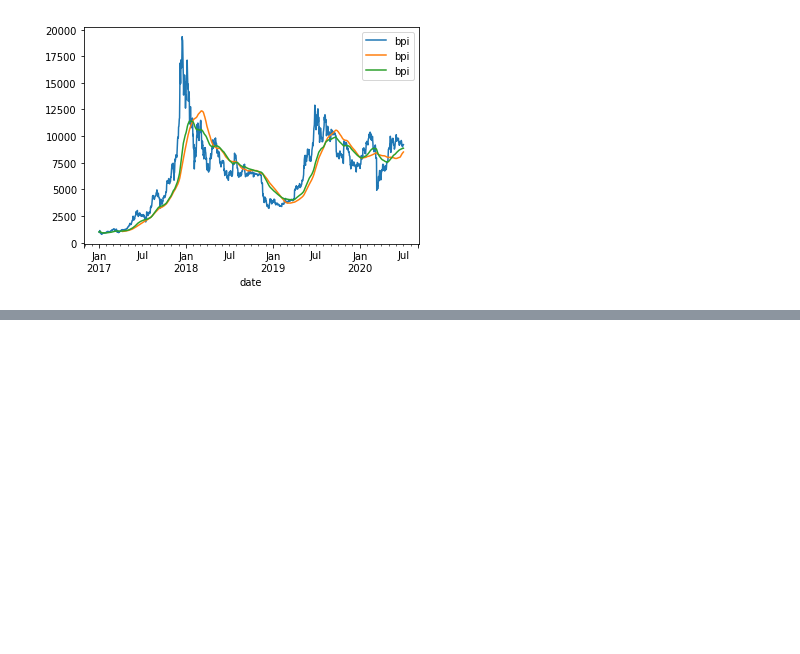
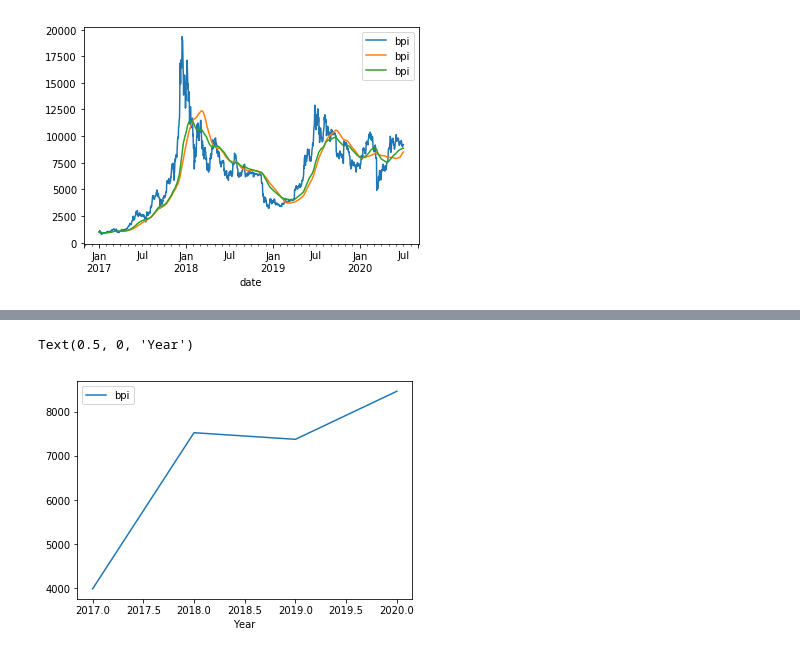
Before and after one commit to henokyemam/Time_Series_Introduction, a Jupyter notebook: notebooks/06_TS_Python_Modeling_Analysis.ipynb, the cells around one changed output, grey strips where cells are left out. Drawn from its saved outputs; the diff is of its cells as text; code cells hidden in the pictures; blank space fills up the shorter version.

```diff
--- a/notebooks/06_TS_Python_Modeling_Analysis.ipynb
+++ b/notebooks/06_TS_Python_Modeling_Analysis.ipynb
@@ -186,0 +198,6 @@ pd.concat([data
+# %%
+data.groupby(data.index.year).mean().plot()
+plt.xlabel('Year')
+# %% [output]
+Text(0.5, 0, 'Year')
+[figure, added]
```
Also changed, not shown: parts of 8 cells of this notebook.
